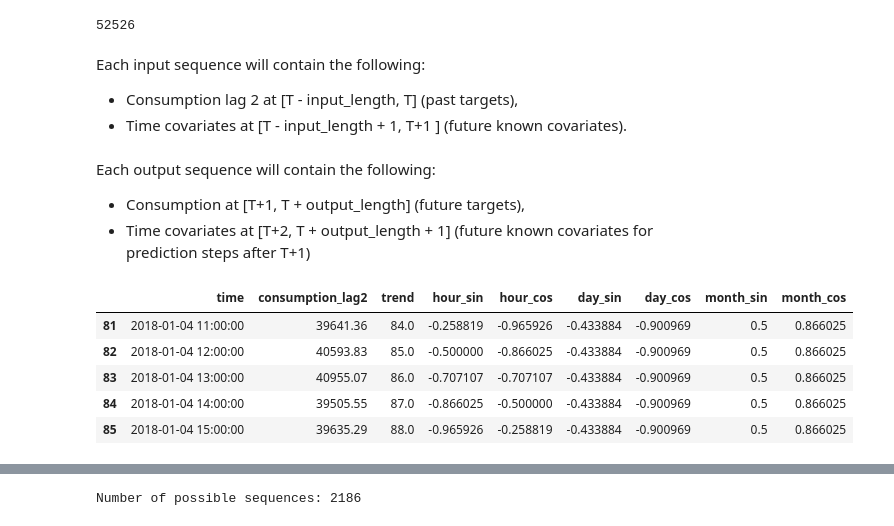
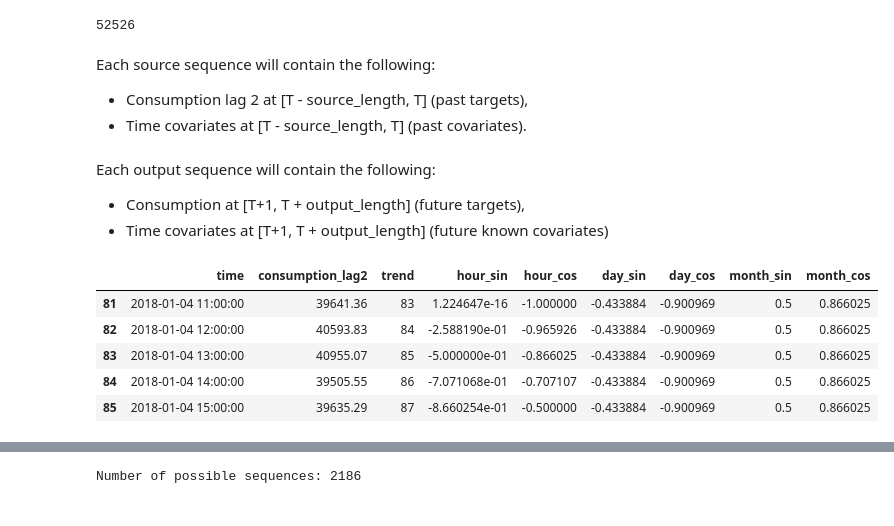
Before and after one commit to AhmetZamanis/DeepLearningEnergyForecasting, a Jupyter notebook: 3.2_iQuantileTransformer.ipynb, the cells around one changed output, grey strips where cells are left out. Cells and saved outputs as stored; diff of their text form; code cells hidden in the pictures.

```diff
--- a/3.2_iQuantileTransformer.ipynb
+++ b/3.2_iQuantileTransformer.ipynb
@@ -85,6 +88,6 @@ target_length = 32 # We are only interested in predicting T+8 to 32, but we have
 # %%
-# Find the index of the first 16:00 row in the data, where the index is bigger than input_length - 1. This will be the first T.
-first_t = df_shifted.loc[(df_shifted.time.dt.hour == 16) & (df_shifted.index >= input_length - 1)].index.values[0]
+# Find the index of the first 16:00 row in the data, where the index is bigger than source_length - 1. This will be the first T.
+first_t = df_shifted.loc[(df_shifted.time.dt.hour == 16) & (df_shifted.index >= source_length - 1)].index.values[0]
 # %%
 first_t
 # %% [output]
@@ -97,19 +100,19 @@ last_t
 # %% [output]
 52526
 # %% [markdown]
-Each input sequence will contain the following:
-- Consumption lag 2 at [T - input_length, T] (past targets),
-- Time covariates at [T - input_length + 1, T+1 ] (future known covariates).
+Each source sequence will contain the following:
+- Consumption lag 2 at [T - source_length, T] (past targets),
+- Time covariates at [T - source_length, T] (past covariates).
 # %%
-# One input sequence
-input_seq = pd.concat([
-    df_shifted.iloc[(first_t - input_length):first_t, 0], # Time
-    df_shifted.iloc[(first_t - input_length):first_t, 2], # Past target
-    df_shifted.shift(-1).iloc[(first_t - input_length):(first_t), 3:] # Future known covariates
+# One source sequence
+source_seq = pd.concat([
+    df_shifted.iloc[(first_t - source_length):first_t, 0], # Time
+    df_shifted.iloc[(first_t - source_length):first_t, 2], # Past target
+    df_shifted.iloc[(first_t - source_length):(first_t), 3:] # Past covariates
 ], axis = 1)
 # %% [markdown]
 Each output sequence will contain the following:
 - Consumption at [T+1, T + output_length] (future targets),
-- Time covariates at [T+2, T + output_length + 1] (future known covariates for prediction steps after T+1)
+- Time covariates at [T+1, T + output_length] (future known covariates)
 # %%
 # One output sequence
@@ -120,11 +123,11 @@ output_seq = pd.concat([
 ], axis = 1)
 # %%
-input_seq.iloc[-5:]
+source_seq.iloc[-5:]
 # %% [output]
 |  | time | consumption_lag2 | trend | hour_sin | hour_cos | day_sin | day_cos | month_sin | month_cos |
-| 81 | 2018-01-04 11:00:00 | 39641.36 | 84.0 | -0.258819 | -0.965926 | -0.433884 | -0.900969 | 0.5 | 0.866025 |
-| 82 | 2018-01-04 12:00:00 | 40593.83 | 85.0 | -0.500000 | -0.866025 | -0.433884 | -0.900969 | 0.5 | 0.866025 |
-| 83 | 2018-01-04 13:00:00 | 40955.07 | 86.0 | -0.707107 | -0.707107 | -0.433884 | -0.900969 | 0.5 | 0.866025 |
-| 84 | 2018-01-04 14:00:00 | 39505.55 | 87.0 | -0.866025 | -0.500000 | -0.433884 | -0.900969 | 0.5 | 0.866025 |
-| 85 | 2018-01-04 15:00:00 | 39635.29 | 88.0 | -0.965926 | -0.258819 | -0.433884 | -0.900969 | 0.5 | 0.866025 |
+| 81 | 2018-01-04 11:00:00 | 39641.36 | 83 | 1.224647e-16 | -1.000000 | -0.433884 | -0.900969 | 0.5 | 0.866025 |
+| 82 | 2018-01-04 12:00:00 | 40593.83 | 84 | -2.588190e-01 | -0.965926 | -0.433884 | -0.900969 | 0.5 | 0.866025 |
+| 83 | 2018-01-04 13:00:00 | 40955.07 | 85 | -5.000000e-01 | -0.866025 | -0.433884 | -0.900969 | 0.5 | 0.866025 |
+| 84 | 2018-01-04 14:00:00 | 39505.55 | 86 | -7.071068e-01 | -0.707107 | -0.433884 | -0.900969 | 0.5 | 0.866025 |
+| 85 | 2018-01-04 15:00:00 | 39635.29 | 87 | -8.660254e-01 | -0.500000 | -0.433884 | -0.900969 | 0.5 | 0.866025 |
 # %%
```
Also changed, not shown: parts of 40 cells of this notebook, 2 other files.
